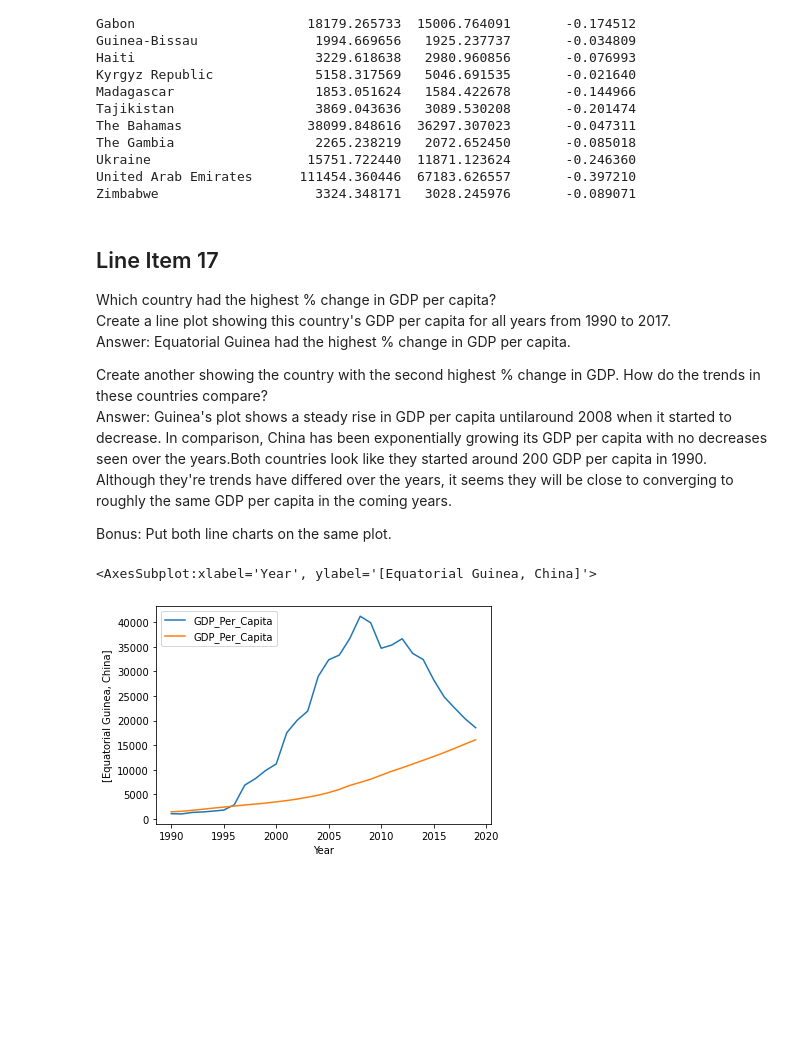
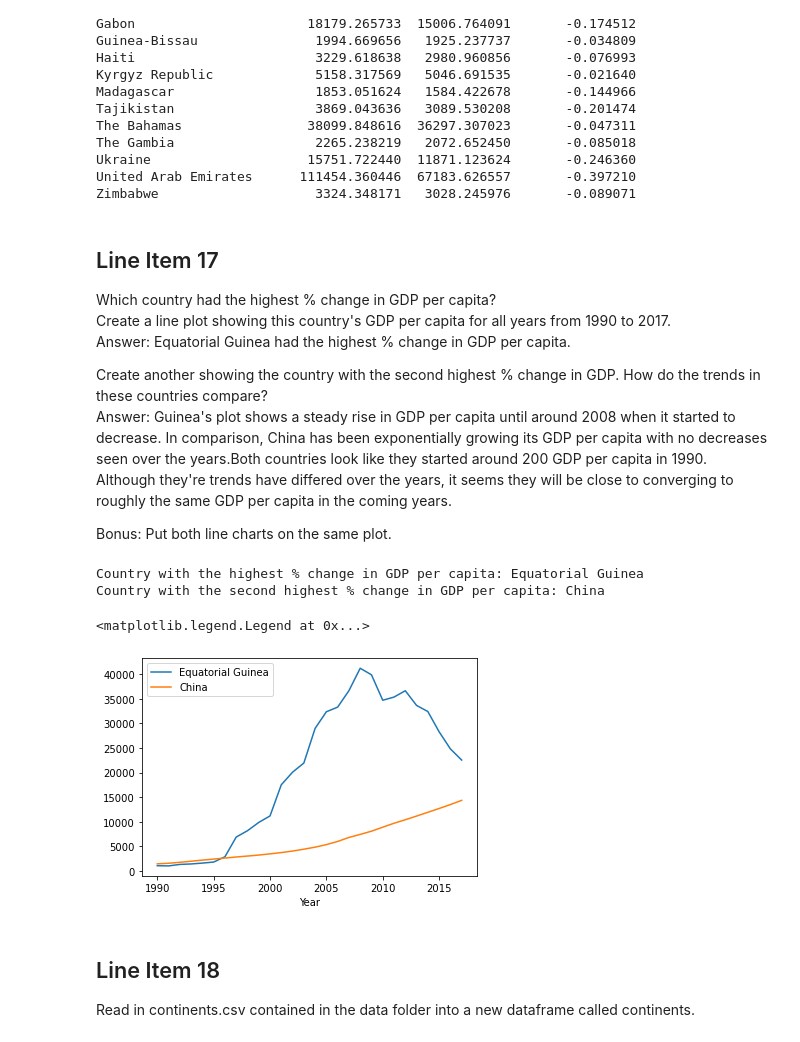
Before and after one commit to nss-data-science-cohort-5/un_exploration-jrkotun, a Jupyter notebook: notebooks/UN_Data_Exploration.ipynb, the cells around one changed output. Drawn from its saved outputs; the diff is of its cells as text; code cells hidden in the pictures; blank space fills up the shorter version.

Commit message:
Finished through line item 19. Tested alot of solutions for 20 and got nothing.

```diff
--- a/notebooks/UN_Data_Exploration.ipynb
+++ b/notebooks/UN_Data_Exploration.ipynb
@@ -18,11 +20,11 @@ Take a look at the first 10 rows.<br>
 Look at the last 5 rows. Do you see a problem?<br>
 Redo the read_csv() call to correct this issue - do not modify the original csv file.
 # %%
-gdp_df = pd.read_csv('C:/Users/hjrko/Documents/NSS/Projects/un_exploration-jrkotun/data/gdp_per_capita.csv')
+gdp_df = pd.read_csv('../data/gdp_per_capita.csv')
 print(gdp_df.head(10))
 print(gdp_df.tail())
 
-gdp_df = pd.read_csv('C:/Users/hjrko/Documents/NSS/Projects/un_exploration-jrkotun/data/gdp_per_capita.csv', skiprows=[6870, 6871])
+gdp_df = pd.read_csv('../data/gdp_per_capita.csv', skiprows=[6870, 6871])
 # %% [output]
   Country or Area  Year        Value  Value Footnotes
 0     Afghanistan  2019  2065.036398              NaN
@@ -263,16 +264,28 @@ Create a line plot showing this country's GDP per capita for all years from 1990
 Answer: Equatorial Guinea had the highest % change in GDP per capita.
 
 Create another showing the country with the second highest % change in GDP. How do the trends in these countries compare?<br>
-Answer: Guinea's plot shows a steady rise in GDP per capita untilaround 2008 when it started to decrease. In comparison, China has been exponentially growing its GDP per capita with no decreases seen over the years.Both countries look like they started around 200 GDP per capita in 1990. Although they're trends have differed over the years, it seems they will be close to converging to roughly the same GDP per capita in the coming years.<br>
+Answer: Guinea's plot shows a steady rise in GDP per capita until around 2008 when it started to decrease. In comparison, China has been exponentially growing its GDP per capita with no decreases seen over the years.Both countries look like they started around 200 GDP per capita in 1990. Although they're trends have differed over the years, it seems they will be close to converging to roughly the same GDP per capita in the coming years.<br>
 
 Bonus: Put both line charts on the same plot.
+# %%
+gdp_sort = gdp_pivoted.sort_values("Percent Change", ascending=False)
+highest = gdp_sort.iloc[0]
+second_highest = gdp_sort.iloc[1]
+print("Country with the highest % change in GDP per capita: " + highest.name)
+print("Country with the second highest % change in GDP per capita: " + second_highest.name)
+# %% [output]
+Country with the highest % change in GDP per capita: Equatorial Guinea
+Country with the second highest % change in GDP per capita: China
 # %%
-gdp_sort = gdp_pivoted.sort_values("Percent Change", ascending=False)
-highest = gdp_sort.iloc[0]
-second_highest = gdp_sort.iloc[1]
+guinea_1990_2017 = gdp_df.set_index('Country').loc['Equatorial Guinea']
+china_1990_2017 = gdp_df.set_index('Country').loc['China']
 
-ax = gdp_df.set_index('Country').loc['Equatorial Guinea'].plot(x='Year',y='GDP_Per_Capita')
-gdp_df.set_index('Country').loc['China'].plot(ax=ax, x='Year',y='GDP_Per_Capita')
+ax = guinea_1990_2017[(guinea_1990_2017['Year'] <= 2017)].plot(x='Year',y='GDP_Per_Capita')
+china_1990_2017[(china_1990_2017['Year'] <= 2017)].plot(ax=ax, x='Year',y='GDP_Per_Capita')
+ax.legend(['Equatorial Guinea','China'])
 # %% [output]
-<AxesSubplot:xlabel='Year', ylabel='[Equatorial Guinea, China]'>
+<matplotlib.legend.Legend at 0x...>
-[figure, old version]
+[figure, new version]
+# %% [markdown]
+## Line Item 18
+Read in continents.csv contained in the data folder into a new dataframe called continents.
```
Also changed, not shown: parts of 7 cells of this notebook.
